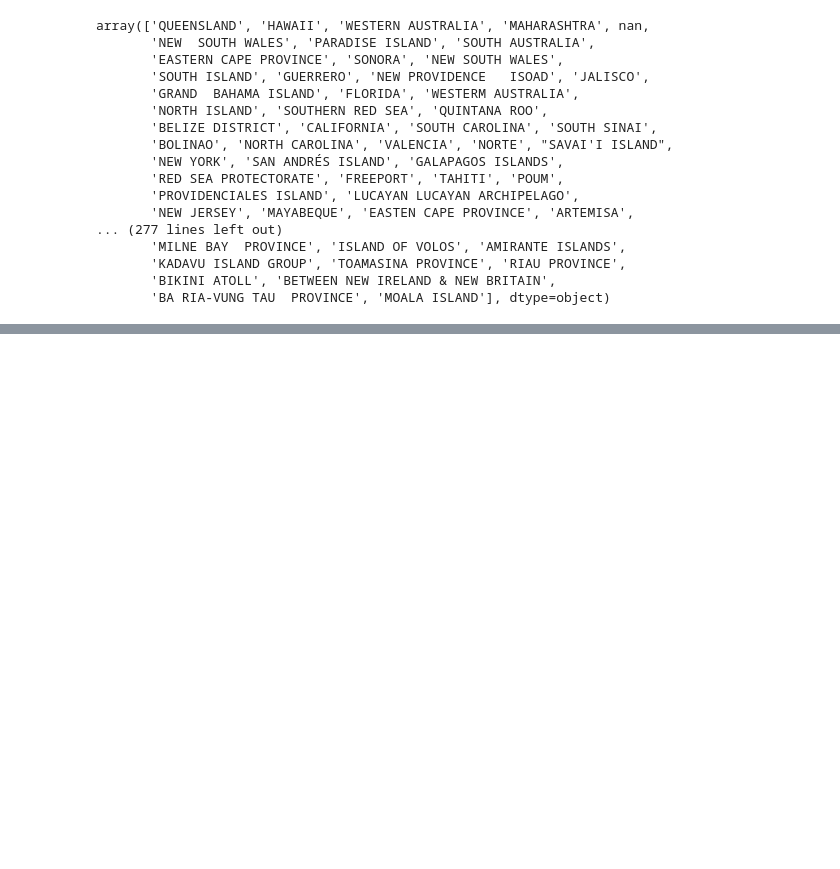
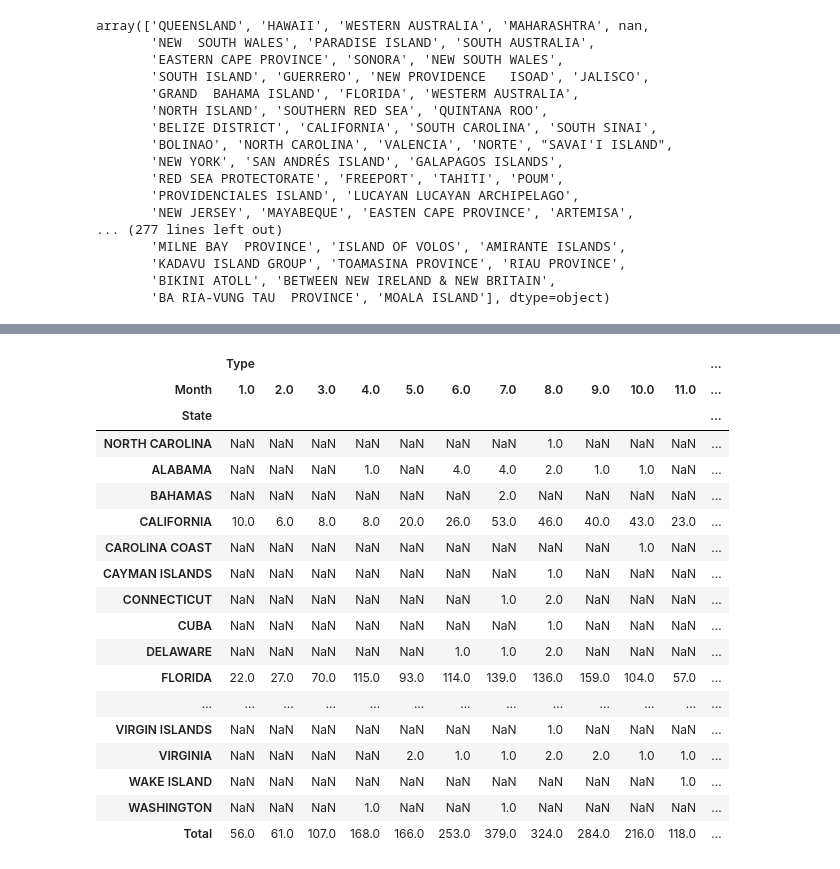
Before and after one commit to nessajimenez/Shark_Attacks, a Jupyter notebook: shark_attack_analysis.ipynb, the cells around one changed output, grey strips where cells are left out. Cells and saved outputs as stored; diff of their text form; code cells hidden in the pictures; blank space fills up the shorter version.

```diff
--- a/shark_attack_analysis.ipynb
+++ b/shark_attack_analysis.ipynb
@@ -391,0 +709,3 @@ SyntaxError: invalid syntax (1556395349.py, line 3)
+# %%
+filter_usa = shark_attack[shark_attack['Country'] == 'USA']
+filter_usa
@@ -391,0 +726,23 @@ SyntaxError: invalid syntax (1556395349.py, line 3)
+# %%
+pivot_usa = filter_usa.pivot_table(index='State', columns='Month', values=['Type'], aggfunc='count', margins=True, margins_name='Total')
+pivot_usa
+# %% [output]
+|  | Type |  |  |  |  |  |  |  |  |  |  | ... |
+| Month | 1.0 | 2.0 | 3.0 | 4.0 | 5.0 | 6.0 | 7.0 | 8.0 | 9.0 | 10.0 | 11.0 | ... |
+| State |  |  |  |  |  |  |  |  |  |  |  | ... |
+| NORTH CAROLINA | NaN | NaN | NaN | NaN | NaN | NaN | NaN | 1.0 | NaN | NaN | NaN | ... |
+| ALABAMA | NaN | NaN | NaN | 1.0 | NaN | 4.0 | 4.0 | 2.0 | 1.0 | 1.0 | NaN | ... |
+| BAHAMAS | NaN | NaN | NaN | NaN | NaN | NaN | 2.0 | NaN | NaN | NaN | NaN | ... |
+| CALIFORNIA | 10.0 | 6.0 | 8.0 | 8.0 | 20.0 | 26.0 | 53.0 | 46.0 | 40.0 | 43.0 | 23.0 | ... |
+| CAROLINA COAST | NaN | NaN | NaN | NaN | NaN | NaN | NaN | NaN | NaN | 1.0 | NaN | ... |
+| CAYMAN ISLANDS | NaN | NaN | NaN | NaN | NaN | NaN | NaN | 1.0 | NaN | NaN | NaN | ... |
+| CONNECTICUT | NaN | NaN | NaN | NaN | NaN | NaN | 1.0 | 2.0 | NaN | NaN | NaN | ... |
+| CUBA | NaN | NaN | NaN | NaN | NaN | NaN | NaN | 1.0 | NaN | NaN | NaN | ... |
+| DELAWARE | NaN | NaN | NaN | NaN | NaN | 1.0 | 1.0 | 2.0 | NaN | NaN | NaN | ... |
+| FLORIDA | 22.0 | 27.0 | 70.0 | 115.0 | 93.0 | 114.0 | 139.0 | 136.0 | 159.0 | 104.0 | 57.0 | ... |
+| ... | ... | ... | ... | ... | ... | ... | ... | ... | ... | ... | ... | ... |
+| VIRGIN ISLANDS | NaN | NaN | NaN | NaN | NaN | NaN | NaN | 1.0 | NaN | NaN | NaN | ... |
+| VIRGINIA | NaN | NaN | NaN | NaN | 2.0 | 1.0 | 1.0 | 2.0 | 2.0 | 1.0 | 1.0 | ... |
+| WAKE ISLAND | NaN | NaN | NaN | NaN | NaN | NaN | NaN | NaN | NaN | NaN | 1.0 | ... |
+| WASHINGTON | NaN | NaN | NaN | 1.0 | NaN | NaN | 1.0 | NaN | NaN | NaN | NaN | ... |
+| Total | 56.0 | 61.0 | 107.0 | 168.0 | 166.0 | 253.0 | 379.0 | 324.0 | 284.0 | 216.0 | 118.0 | ... |
```
Also changed, not shown: parts of 34 cells of this notebook.
